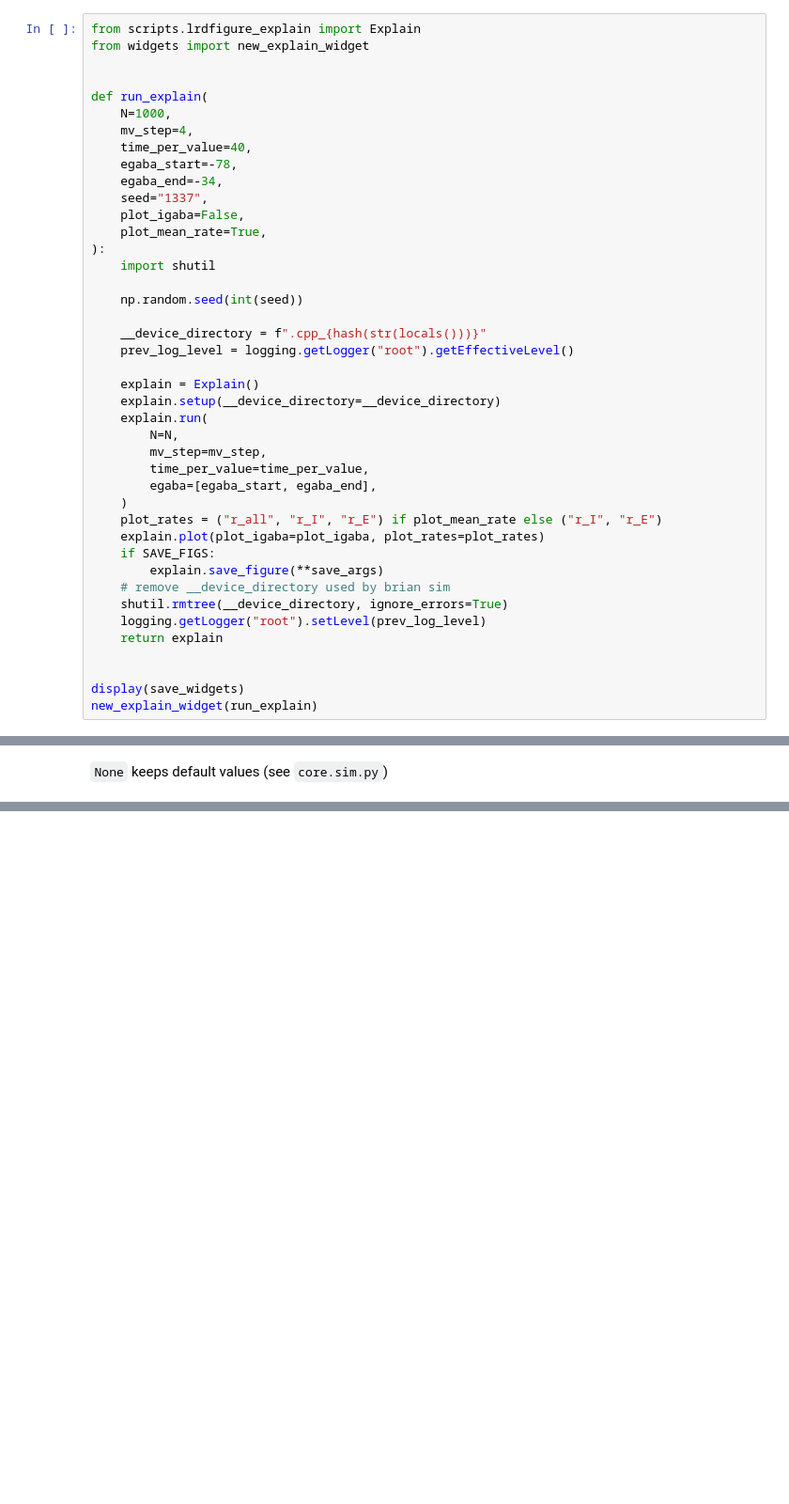
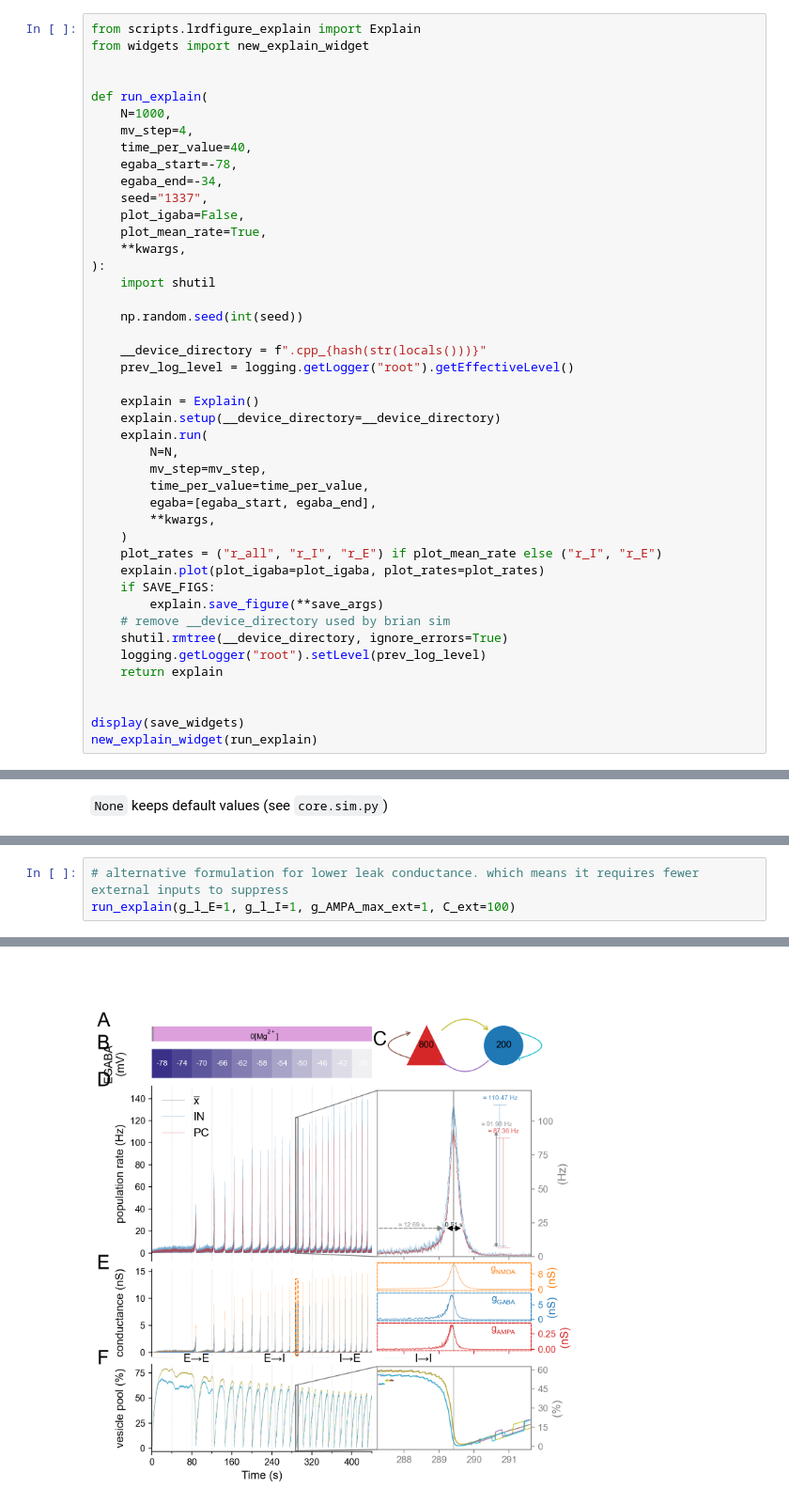
Before and after one commit to ChrisCurrin/goldilocks-GABA, a Jupyter notebook: lrd_figures.ipynb, the cells around one changed output, grey strips where cells are left out. Shown at 94% size. Drawn from its saved outputs; the diff is of its cells as text; blank space fills up the shorter version.

```diff
--- a/lrd_figures.ipynb
+++ b/lrd_figures.ipynb
@@ -78,6 +94,7 @@ def run_explain(
     seed="1337",
     plot_igaba=False,
     plot_mean_rate=True,
+    **kwargs,
 ):
     import shutil
 
@@ -93,6 +110,7 @@ def run_explain(
         mv_step=mv_step,
         time_per_value=time_per_value,
         egaba=[egaba_start, egaba_end],
+        **kwargs,
     )
     plot_rates = ("r_all", "r_I", "r_E") if plot_mean_rate else ("r_I", "r_E")
     explain.plot(plot_igaba=plot_igaba, plot_rates=plot_rates)
@@ -419,0 +465,4 @@ new_playground_widget(single_run_default_values)
+# %%
+# alternative formulation for lower leak conductance. which means it requires fewer external inputs to suppress
+run_explain(g_l_E=1, g_l_I=1, g_AMPA_max_ext=1, C_ext=100)
+# %% [output]
@@ -419,0 +490 @@ new_playground_widget(single_run_default_values)
+[figure, added]
```
Also changed, not shown: parts of 9 cells of this notebook, 4 other files.
